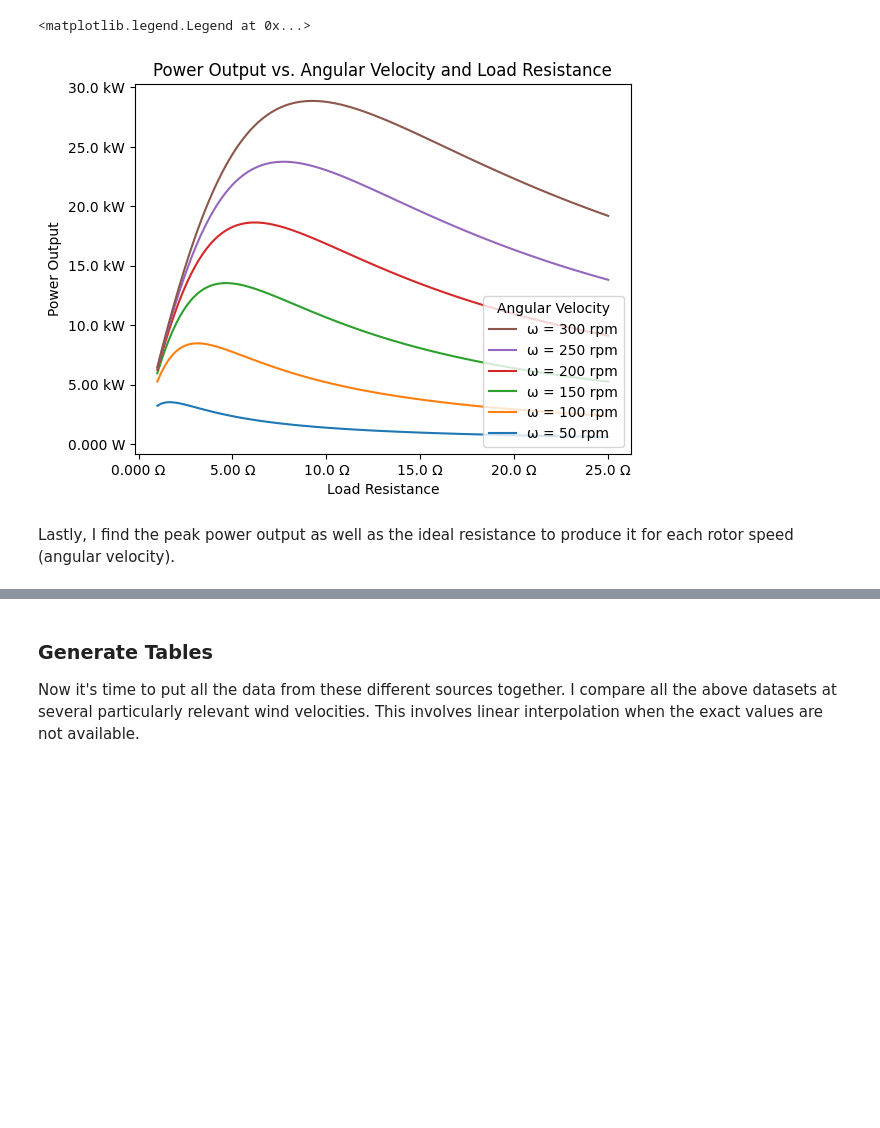
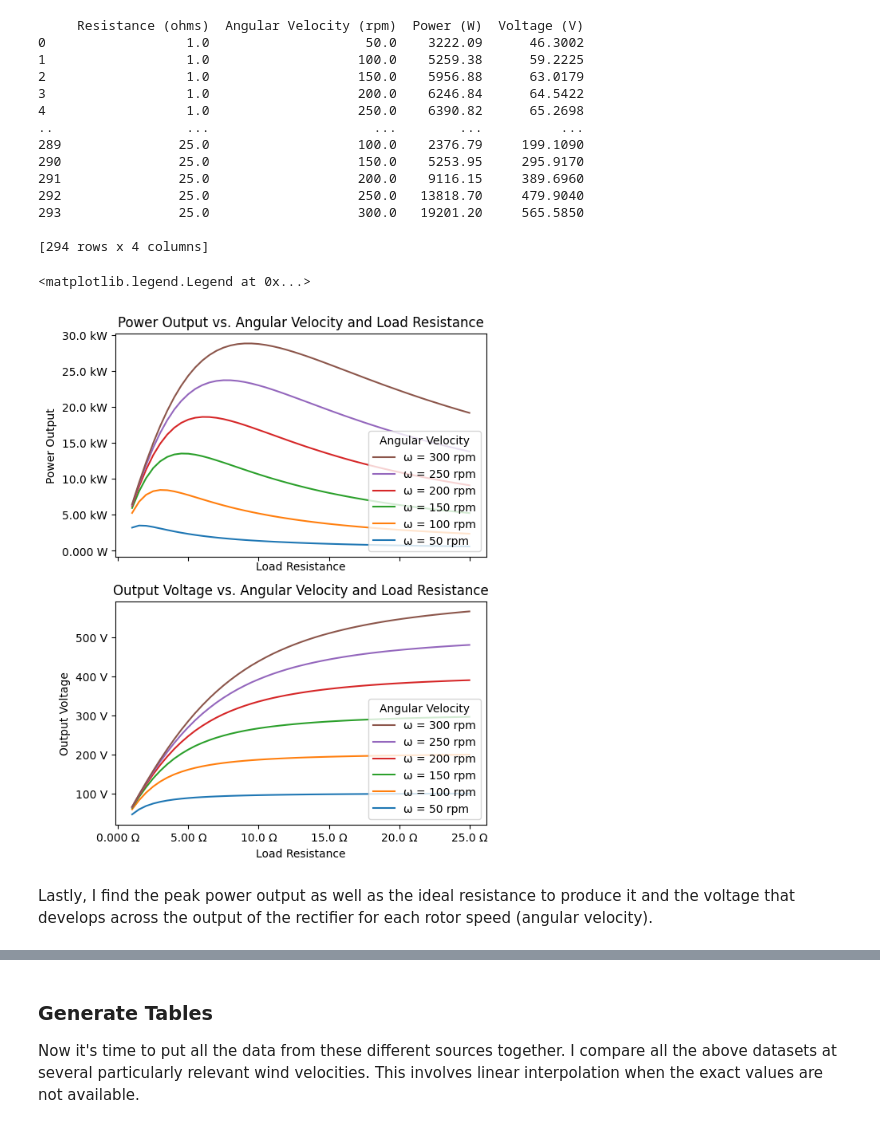
Before and after one commit to ianeyk/wind-turbine, a Jupyter notebook: measurements_and_calculations/olin_wind_speeds/plot_wind_speed_data.ipynb, the cells around one changed output, grey strips where cells are left out. Drawn from its saved outputs; the diff is of its cells as text; code cells hidden in the pictures; blank space fills up the shorter version.

Commit message:
update parameter sweep simulation script and calculate dump load voltage

```diff
--- a/measurements_and_calculations/olin_wind_speeds/plot_wind_speed_data.ipynb
+++ b/measurements_and_calculations/olin_wind_speeds/plot_wind_speed_data.ipynb
@@ -240,31 +242,50 @@ The script prints the results of the parameter sweep into the PLECS simulation c
 # %%
 def get_params(param_str):
     resistance = float(param_str.partition("RL = ")[2].partition("ohms")[0])
     angular_velocity = float(param_str.partition("wr = ")[2].partition("rpm")[0])
     power = float(param_str.partition("power = ")[2].partition("W")[0])
-    return resistance, angular_velocity, power
+    # voltage = 0
+    voltage = float(param_str.partition("voltage = ")[2].partition("V")[0])
+    return resistance, angular_velocity, power, voltage
 
-df_plecs = pd.DataFrame(columns = ["Resistance (ohms)", "Angular Velocity (rpm)", "Power (W)"])
-with open("plecs/plecs_parameter_sweep_3.txt") as file:
+df_plecs = pd.DataFrame(columns = ["Resistance (ohms)", "Angular Velocity (rpm)", "Power (W)", "Voltage (V)"])
+with open("plecs/plecs_parameter_sweep_4.txt") as file:
     for line in file:
         if line.startswith("Kt") or line.startswith("Imax") or line.strip() == "":
             continue
-        resistance, angular_velocity, power = get_params(line)
-        df_plecs.loc[len(df_plecs)] = ([resistance, angular_velocity, power])
+        resistance, angular_velocity, power, voltage = get_params(line)
+        df_plecs.loc[len(df_plecs)] = ([resistance, angular_velocity, power, voltage])
 
-# print(df_plecs)
+print(df_plecs)
 
 grouped_by_angular_velocity = df_plecs.groupby("Angular Velocity (rpm)")
 
-fig, ax1 = plt.subplots()
-helper.axes_labels("Load Resistance", "Ω", "Power Output", "W", title = "Power Output vs. Angular Velocity and Load Resistance")
+fig, (ax1, ax2) = plt.subplots(nrows = 2, ncols = 1, sharex = True, sharey = False, figsize = (6, 8))
+helper.axes_labels("Load Resistance", "Ω", "Power Output", "W", title = "Power Output vs. Angular Velocity and Load Resistance", ax = ax1)
+helper.axes_labels("Load Resistance", "Ω", "Output Voltage", "V", title = "Output Voltage vs. Angular Velocity and Load Resistance", ax = ax2)
 for angular_velocity, group in grouped_by_angular_velocity:
-    plt.plot(group["Resistance (ohms)"], group["Power (W)"], label = f"ω = {angular_velocity:.0f} rpm")
+    ax1.plot(group["Resistance (ohms)"], group["Power (W)"], label = f"ω = {angular_velocity:.0f} rpm")
+    ax2.plot(group["Resistance (ohms)"], group["Voltage (V)"], label = f"ω = {angular_velocity:.0f} rpm")
 handles, labels = ax1.get_legend_handles_labels()
 ax1.legend(reversed(handles), reversed(labels), title = "Angular Velocity", loc='lower right')
+ax2.legend(reversed(handles), reversed(labels), title = "Angular Velocity", loc='lower right')
 # %% [output]
-<matplotlib.legend.Legend at 0x...>
+     Resistance (ohms)  Angular Velocity (rpm)  Power (W)  Voltage (V)
+0                  1.0                    50.0    3222.09      46.3002
+1                  1.0                   100.0    5259.38      59.2225
+2                  1.0                   150.0    5956.88      63.0179
+3                  1.0                   200.0    6246.84      64.5422
+4                  1.0                   250.0    6390.82      65.2698
+..                 ...                     ...        ...          ...
+289               25.0                   100.0    2376.79     199.1090
+290               25.0                   150.0    5253.95     295.9170
+291               25.0                   200.0    9116.15     389.6960
+292               25.0                   250.0   13818.70     479.9040
+293               25.0                   300.0   19201.20     565.5850
+
+[294 rows x 4 columns]
+<matplotlib.legend.Legend at 0x...>
-[figure, old version]
+[figure, new version]
 # %% [markdown]
-Lastly, I find the peak power output as well as the ideal resistance to produce it for each rotor speed (angular velocity).
+Lastly, I find the peak power output as well as the ideal resistance to produce it and the voltage that develops across the output of the rectifier for each rotor speed (angular velocity).
 # %%
```
Also changed, not shown: parts of 5 cells of this notebook, 3 other files.
